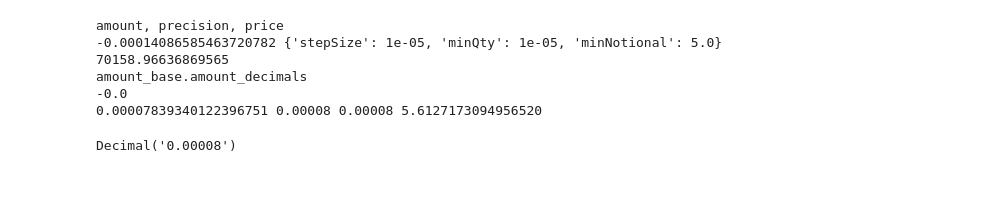
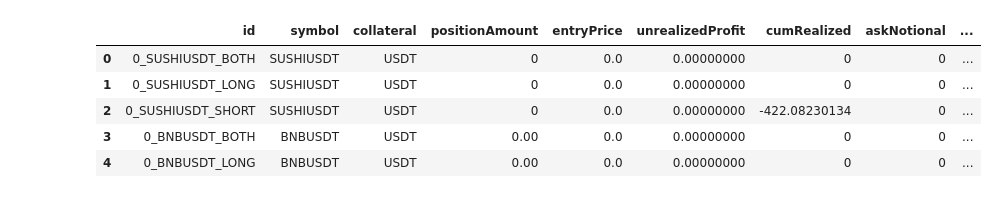
Before and after one commit to thibgl/copy, a Jupyter notebook: back/test.ipynb, the cells around one changed output. Saved outputs shown, nothing was run; the diff lists cells and outputs as text; code cells hidden in the pictures.

```diff
--- a/back/test.ipynb
+++ b/back/test.ipynb
@@ -32,9 +0,0 @@ def truncate_amount(amount, precision, price):
-# %%
-truncate_amount(-0.00014086585463720782, {'stepSize': 1e-05, 'minQty': 1e-05, 'minNotional': 5.0}, 70158.96636869565)
-# %% [output]
-amount, precision, price
--0.00014086585463720782 {'stepSize': 1e-05, 'minQty': 1e-05, 'minNotional': 5.0} 70158.96636869565
-amount_base.amount_decimals
--0.0
-0.00007839340122396751 0.00008 0.00008 5.6127173094956520
-Decimal('0.00008')
@@ -40,0 +121,26 @@ Decimal('0.00008')
+# %%
+# leader_ids = ["3846188874749232129", "3842534998056366337"]
+leader_ids = ["3846188874749232129"]
+leader = {}
+
+for leader_id in leader_ids:
+    positions = await fetch_data(leader_id, 'positions')
+    leader_positions = pd.DataFrame(positions["data"])
+    leader_positions["LEADER_ID"] = leader_id
+
+    position_history = await fetch_pages(leader_id, 'position_history')
+    leader_position_history = pd.DataFrame(position_history)
+    leader_position_history["LEADER_ID"] = leader_id
+
+    transfer_history = await fetch_pages(leader_id, 'transfer_history')
+    leader_transfer_history = pd.DataFrame(transfer_history)
+    leader_transfer_history["LEADER_ID"] = leader_id
+
+leader_positions.head()
+# %% [output]
+|  | id | symbol | collateral | positionAmount | entryPrice | unrealizedProfit | cumRealized | askNotional | ... |
+| 0 | 0_SUSHIUSDT_BOTH | SUSHIUSDT | USDT | 0 | 0.0 | 0.00000000 | 0 | 0 | ... |
+| 1 | 0_SUSHIUSDT_LONG | SUSHIUSDT | USDT | 0 | 0.0 | 0.00000000 | 0 | 0 | ... |
+| 2 | 0_SUSHIUSDT_SHORT | SUSHIUSDT | USDT | 0 | 0.0 | 0.00000000 | -422.08230134 | 0 | ... |
+| 3 | 0_BNBUSDT_BOTH | BNBUSDT | USDT | 0.00 | 0.0 | 0.00000000 | 0 | 0 | ... |
+| 4 | 0_BNBUSDT_LONG | BNBUSDT | USDT | 0.00 | 0.0 | 0.00000000 | 0 | 0 | ... |
```
Also changed, not shown: parts of 9 cells of this notebook, 4 other files.
